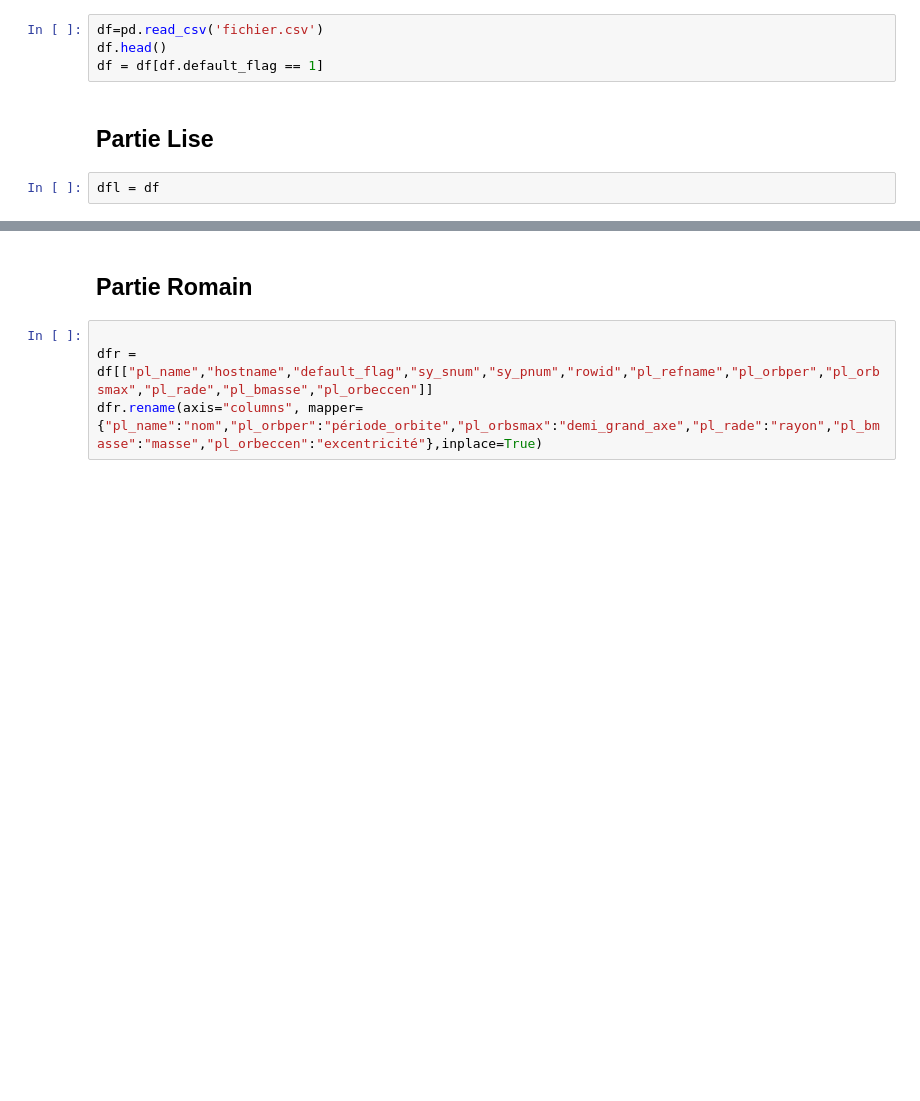
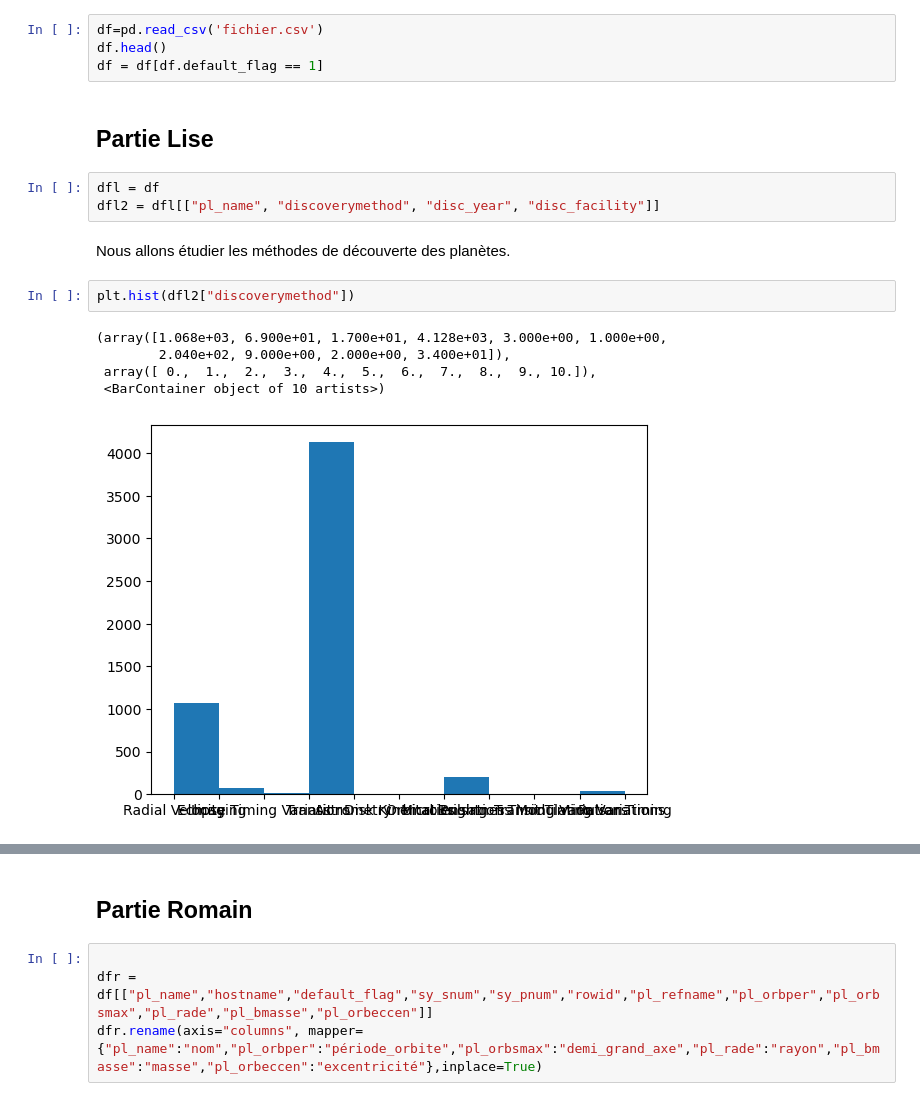
Before and after one commit to camilleprig/pe-hackathon, a Jupyter notebook: code.ipynb, the cells around one changed output, grey strips where cells are left out. Drawn from its saved outputs; the diff is of its cells as text; blank space fills up the shorter version.

```diff
--- a/code.ipynb
+++ b/code.ipynb
@@ -11,5 +11,16 @@ df.head()
 df = df[df.default_flag == 1]
 # %% [markdown]
 ## Partie Lise
-# %%
-dfl = df
+# %%
+dfl = df
+dfl2 = dfl[["pl_name", "discoverymethod", "disc_year", "disc_facility"]]
+# %% [markdown]
+Nous allons étudier les méthodes de découverte des planètes.
+# %%
+plt.hist(dfl2["discoverymethod"])
+# %% [output]
+(array([1.068e+03, 6.900e+01, 1.700e+01, 4.128e+03, 3.000e+00, 1.000e+00,
+        2.040e+02, 9.000e+00, 2.000e+00, 3.400e+01]),
+ array([ 0.,  1.,  2.,  3.,  4.,  5.,  6.,  7.,  8.,  9., 10.]),
+ <BarContainer object of 10 artists>)
+[figure, added]
```
Also changed, not shown: parts of 8 cells of this notebook.
